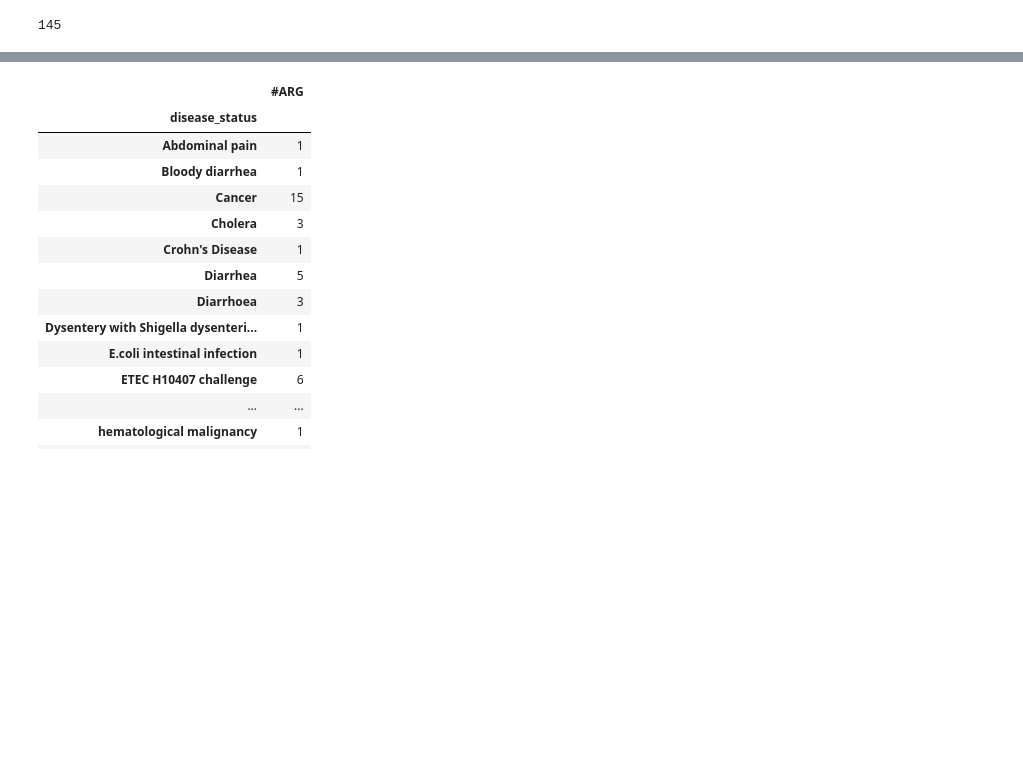
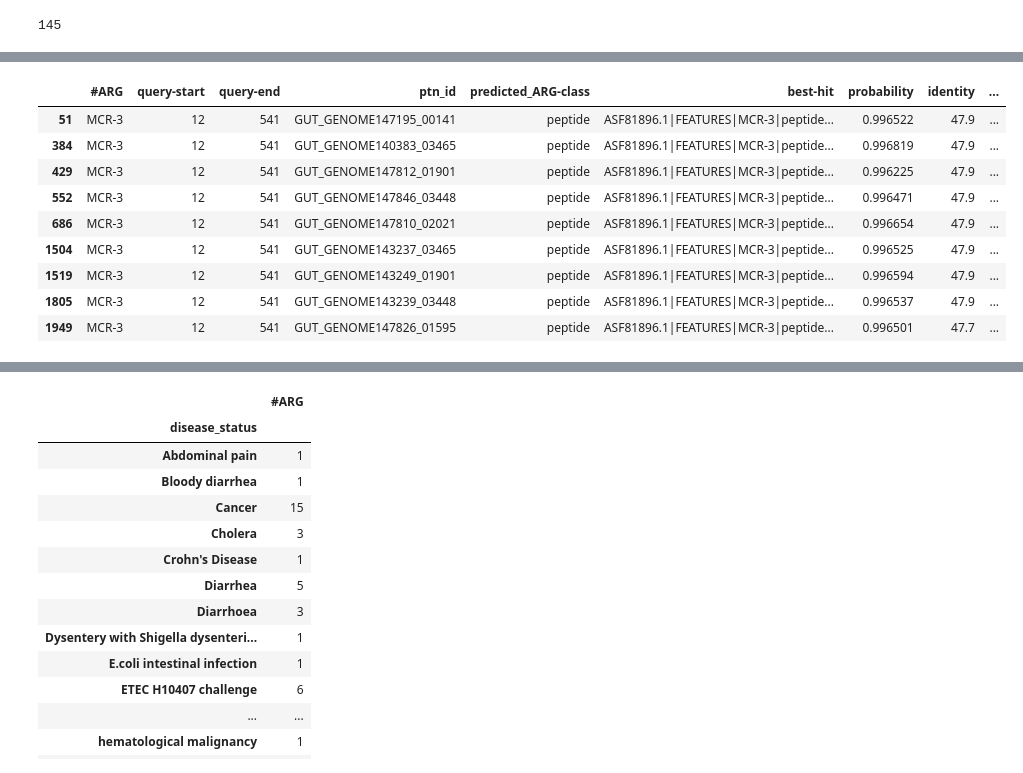
Before and after one commit to rcuadrat/human_microbiome_mcr, a Jupyter notebook: MCR_human.ipynb, the cells around one changed output, grey strips where cells are left out. Saved outputs shown, nothing was run; the diff lists cells and outputs as text; code cells hidden in the pictures; blank space fills up the shorter version.

```diff
--- a/MCR_human.ipynb
+++ b/MCR_human.ipynb
@@ -393,7 +302,9 @@ mcr_contagem[mcr_contagem["Genome"]>50]["average ARG per genome"].plot(kind="bar
 # CDD.drop("1_y",axis=1,inplace=True)
 # CDD.rename(columns={"3_y":"CDD_Name","4_y":"CDD ID"},inplace=True)
 # %%
-p=pd.read_csv("MAGs_MCR/fasta/mcr_contigs.fasta.probs.out",sep="\t",header=None)
+
+# yet another plasmid classification (PlasClass)
+p=pd.read_csv("PlasClass_result/mcr_contigs.fasta.probs.out",sep="\t",header=None)
 p.columns=["contig_id","PlasClass_score"]
 # %%
 len(p[p["PlasClass_score"]>0.5])
@@ -404,4 +315,4 @@ len(p[p["PlasClass_score"]>0.7])
 # %% [output]
 145
 # %%
-mcr2=pd.merge(mcr2,p,on="contig_id")
+mcr=pd.merge(mcr,p,on="contig_id")
@@ -435,7 +327,7 @@ samples=mcr2["Sample_accession"].drop_duplicates().to_list()
 #     link="https://www.ncbi.nlm.nih.gov/biosample/?term=" + str(g) + "&report=full&format=text"
 #     wget.download(link,"sample_attibutes/"+str(g))
 # %%
-disease=pd.read_csv("disease.tsv",sep="/",header=None)
+disease=pd.read_csv("parsed_attributes/disease.tsv",sep="/",header=None)
 disease.columns=["Sample_accession","disease_status"]
 disease["disease_status"]=disease["disease_status"].str.replace("host disease status=","").str.replace("host disease=","").str.replace("\"","")
 disease=disease[~disease["disease_status"].str.contains("missing")]
@@ -445,4 +337,4 @@ disease["Sample_accession"]=disease["Sample_accession"].str.replace(":","")
 # %%
 disease["Sample_accession"]=disease["Sample_accession"].str.replace(" ","")
 # %%
-mcr2=pd.merge(mcr2,disease,on="Sample_accession",how="left")
+mcr=pd.merge(mcr,disease,on="Sample_accession",how="left")
@@ -448,0 +350,13 @@ mcr2=pd.merge(mcr2,disease,on="Sample_accession",how="left")
+# %%
+mcr[mcr["Country"]=="Haiti"]
+# %% [output]
+|  | #ARG | query-start | query-end | ptn_id | predicted_ARG-class | best-hit | probability | identity | ... |
+| 51 | MCR-3 | 12 | 541 | GUT_GENOME147195_00141 | peptide | ASF81896.1|FEATURES|MCR-3|peptide... | 0.996522 | 47.9 | ... |
+| 384 | MCR-3 | 12 | 541 | GUT_GENOME140383_03465 | peptide | ASF81896.1|FEATURES|MCR-3|peptide... | 0.996819 | 47.9 | ... |
+| 429 | MCR-3 | 12 | 541 | GUT_GENOME147812_01901 | peptide | ASF81896.1|FEATURES|MCR-3|peptide... | 0.996225 | 47.9 | ... |
+| 552 | MCR-3 | 12 | 541 | GUT_GENOME147846_03448 | peptide | ASF81896.1|FEATURES|MCR-3|peptide... | 0.996471 | 47.9 | ... |
+| 686 | MCR-3 | 12 | 541 | GUT_GENOME147810_02021 | peptide | ASF81896.1|FEATURES|MCR-3|peptide... | 0.996654 | 47.9 | ... |
+| 1504 | MCR-3 | 12 | 541 | GUT_GENOME143237_03465 | peptide | ASF81896.1|FEATURES|MCR-3|peptide... | 0.996525 | 47.9 | ... |
+| 1519 | MCR-3 | 12 | 541 | GUT_GENOME143249_01901 | peptide | ASF81896.1|FEATURES|MCR-3|peptide... | 0.996594 | 47.9 | ... |
+| 1805 | MCR-3 | 12 | 541 | GUT_GENOME143239_03448 | peptide | ASF81896.1|FEATURES|MCR-3|peptide... | 0.996537 | 47.9 | ... |
+| 1949 | MCR-3 | 12 | 541 | GUT_GENOME147826_01595 | peptide | ASF81896.1|FEATURES|MCR-3|peptide... | 0.996501 | 47.7 | ... |
```
Also changed, not shown: parts of 147 cells of this notebook.
